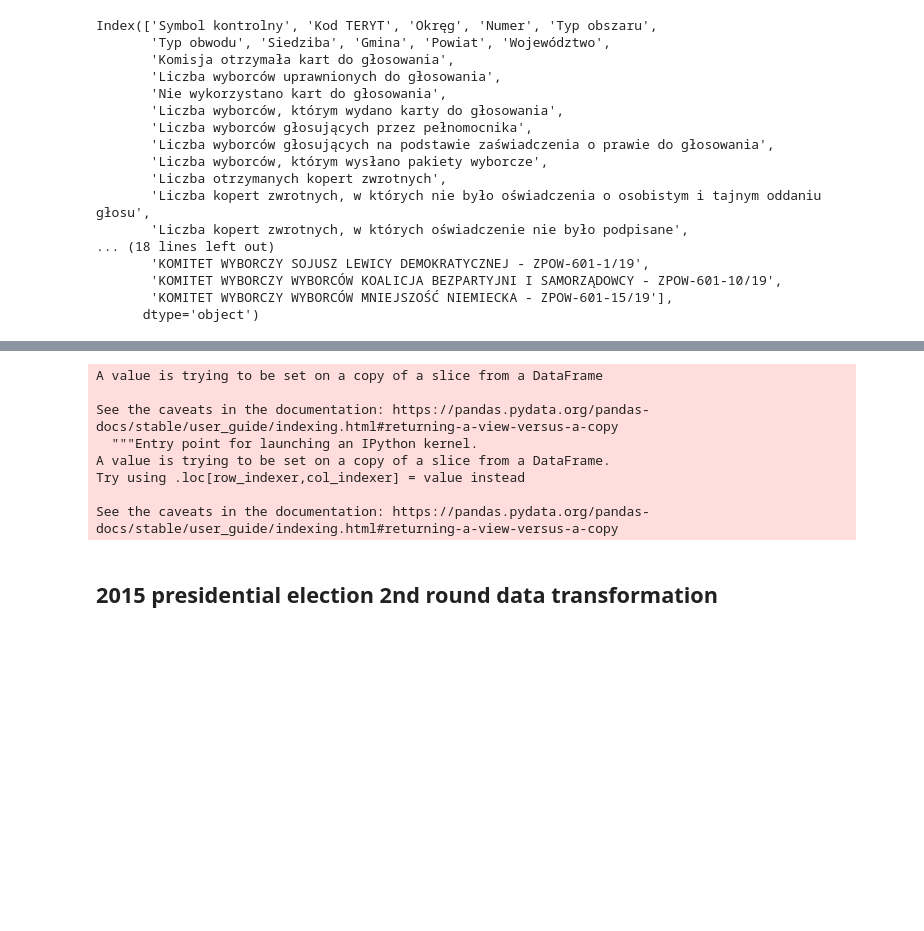
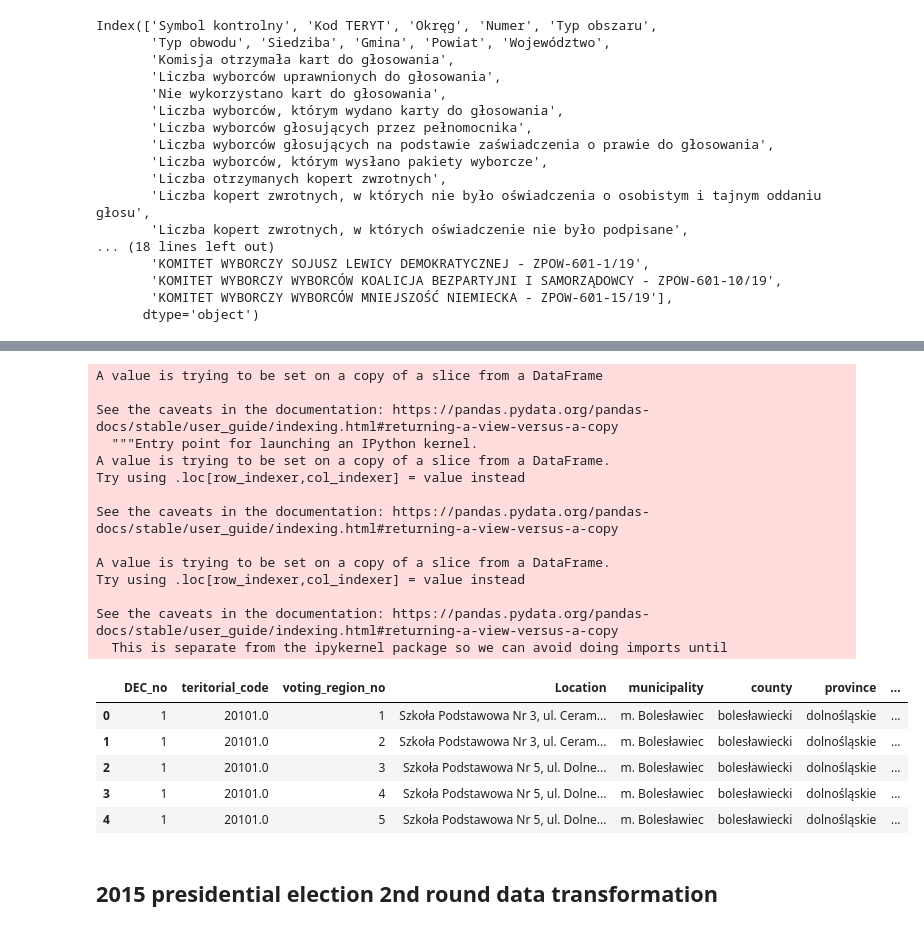
Before and after one commit to Jan-Majewski/Election_data, a Jupyter notebook: Election_outlier_analysis.ipynb, the cells around one changed output, grey strips where cells are left out. Saved outputs shown, nothing was run; the diff lists cells and outputs as text; code cells hidden in the pictures; blank space fills up the shorter version.

```diff
--- a/Election_outlier_analysis.ipynb
+++ b/Election_outlier_analysis.ipynb
@@ -151,6 +158,7 @@ df2019.rename(columns=columns2019_dict,inplace=True)
 # %%
 df2019.dropna(inplace=True)
 df2019["non_PiS_votes_2019"]=pd.to_numeric(df2019["valid_votes_2019"])-pd.to_numeric(df2019["PiS_votes_2019"])
+df2019["turnout_2019"]=pd.to_numeric(df2019.valid_votes_2019)/pd.to_numeric(df2019.entitled_to_vote_2019)
 # %% [output]
 A value is trying to be set on a copy of a slice from a DataFrame
 
@@ -160,6 +168,21 @@ A value is trying to be set on a copy of a slice from a DataFrame.
 Try using .loc[row_indexer,col_indexer] = value instead
 
 See the caveats in the documentation: https://pandas.pydata.org/pandas-docs/stable/user_guide/indexing.html#returning-a-view-versus-a-copy
+
+A value is trying to be set on a copy of a slice from a DataFrame.
+Try using .loc[row_indexer,col_indexer] = value instead
+
+See the caveats in the documentation: https://pandas.pydata.org/pandas-docs/stable/user_guide/indexing.html#returning-a-view-versus-a-copy
+  This is separate from the ipykernel package so we can avoid doing imports until
+# %%
+df2019.head()
+# %% [output]
+|  | DEC_no | teritorial_code | voting_region_no | Location | municipality | county | province | ... |
+| 0 | 1 | 20101.0 | 1 | Szkoła Podstawowa Nr 3, ul. Ceram... | m. Bolesławiec | bolesławiecki | dolnośląskie | ... |
+| 1 | 1 | 20101.0 | 2 | Szkoła Podstawowa Nr 3, ul. Ceram... | m. Bolesławiec | bolesławiecki | dolnośląskie | ... |
+| 2 | 1 | 20101.0 | 3 | Szkoła Podstawowa Nr 5, ul. Dolne... | m. Bolesławiec | bolesławiecki | dolnośląskie | ... |
+| 3 | 1 | 20101.0 | 4 | Szkoła Podstawowa Nr 5, ul. Dolne... | m. Bolesławiec | bolesławiecki | dolnośląskie | ... |
+| 4 | 1 | 20101.0 | 5 | Szkoła Podstawowa Nr 5, ul. Dolne... | m. Bolesławiec | bolesławiecki | dolnośląskie | ... |
 # %%
 df2019.to_csv("2019_results.csv")
 # %% [markdown]
```
Also changed, not shown: parts of 59 cells of this notebook.
